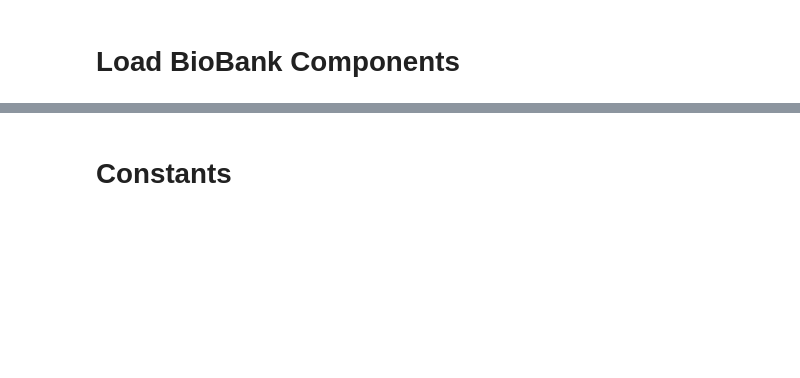
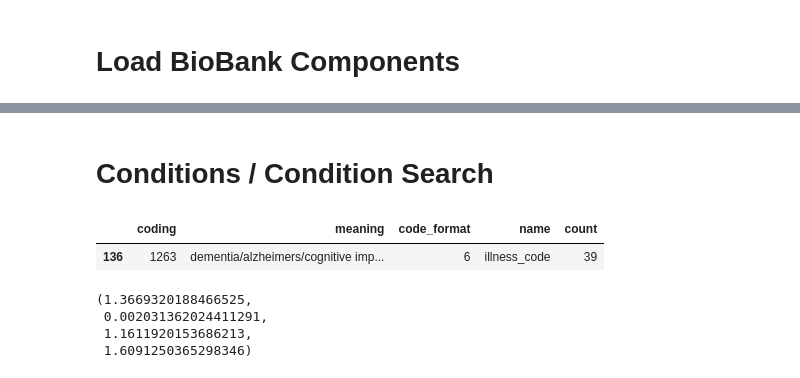
Before and after one commit to cole-khamnei/HLA_genotyping_associations, a Jupyter notebook: notebooks/HLA_illness_associations.ipynb, the cells around one changed output, grey strips where cells are left out. Saved outputs shown, nothing was run; the diff lists cells and outputs as text; code cells hidden in the pictures; blank space fills up the shorter version.

```diff
--- a/notebooks/HLA_illness_associations.ipynb
+++ b/notebooks/HLA_illness_associations.ipynb
@@ -42,2 +48,24 @@ Elapsed time: 231.2628 seconds
 # %% [markdown]
-# Constants
+# Conditions / Condition Search
+# %%
+autoimmune_conditions = ["type 1 diabetes", "gestational diabetes", "rheumatoid arthritis",
+                         "psoriasis", "asthma", "multiple sclerosis", "systemic lupus erythematosis/sle",
+                         "inflammatory bowel disease", "grave's disease", "hypothyroidism/myxoedema",
+                         "hyperthyroidism/thyrotoxicosis", "myasthenia gravis", "pernicious anaemia",
+                         "sjogren's syndrome/sicca syndrome", "eczema/dermatitis",
+                         'acute infective polyneuritis/guillain-barre syndrome', "malabsorption/coeliac disease",
+                        ]
+
+psychiatric_conditions = ["schizophrenia", "depression", "mania/bipolar disorder/manic depression",
+                          "obsessive compulsive disorder (ocd)", "anxiety/panic attacks",
+                          "alcohol dependency"]
+
+HLA_dosing_conditions = {"psychiatric": psychiatric_conditions, "autoimmune": autoimmune_conditions}
+
+other_conditions = ["vasculitis", "hypertension"]
+neurological_conditions = ["epilepsy"]
+
+data_tools.biobank_search(med_code_mapping, biobank_data, ('alz')).query("count > 0")
+# %% [output]
+|  | coding | meaning | code_format | name | count |
+| 136 | 1263 | dementia/alzheimers/cognitive imp... | 6 | illness_code | 39 |
@@ -43,0 +91,7 @@ Elapsed time: 231.2628 seconds
+# %%
+calculate_OR(illness_values, biobank_data["zygosity"] != 0)
+# %% [output]
+(1.3669320188466525,
+ 0.002031362024411291,
+ 1.1611920153686213,
+ 1.6091250365298346)
```
Also changed, not shown: parts of 8 cells of this notebook, 7 other files.
